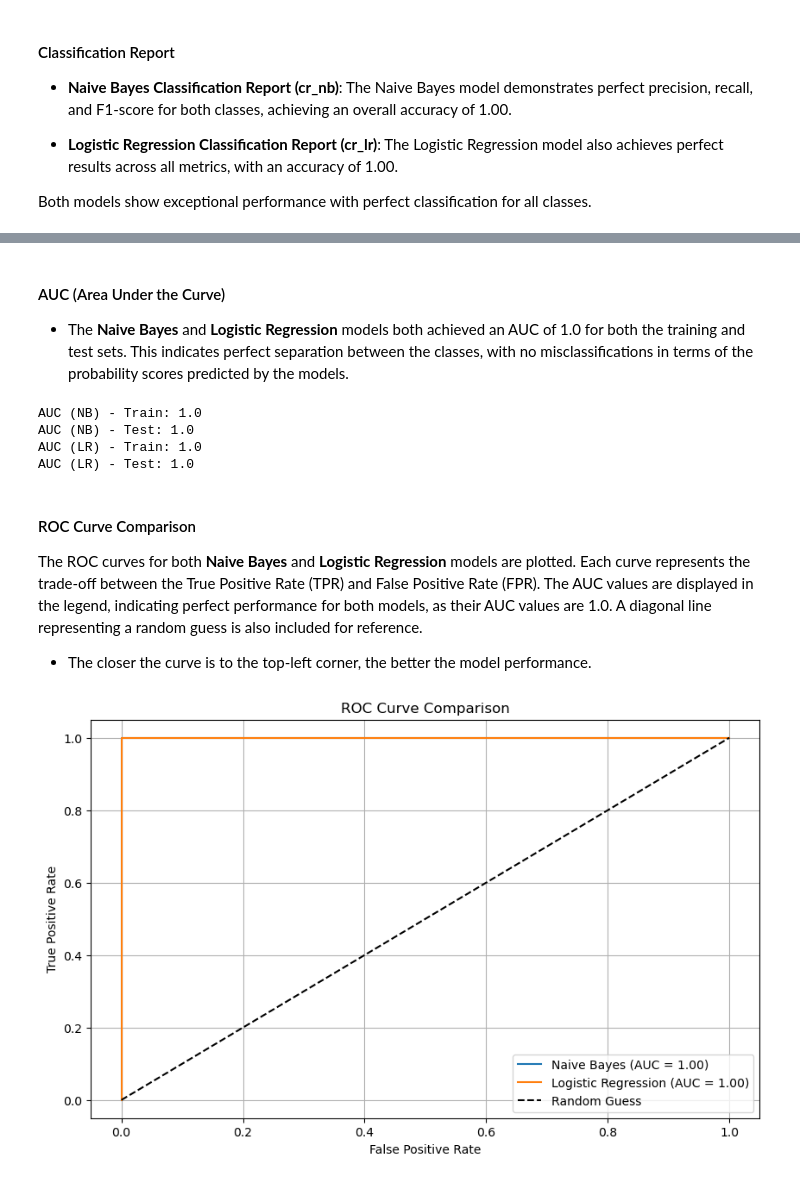
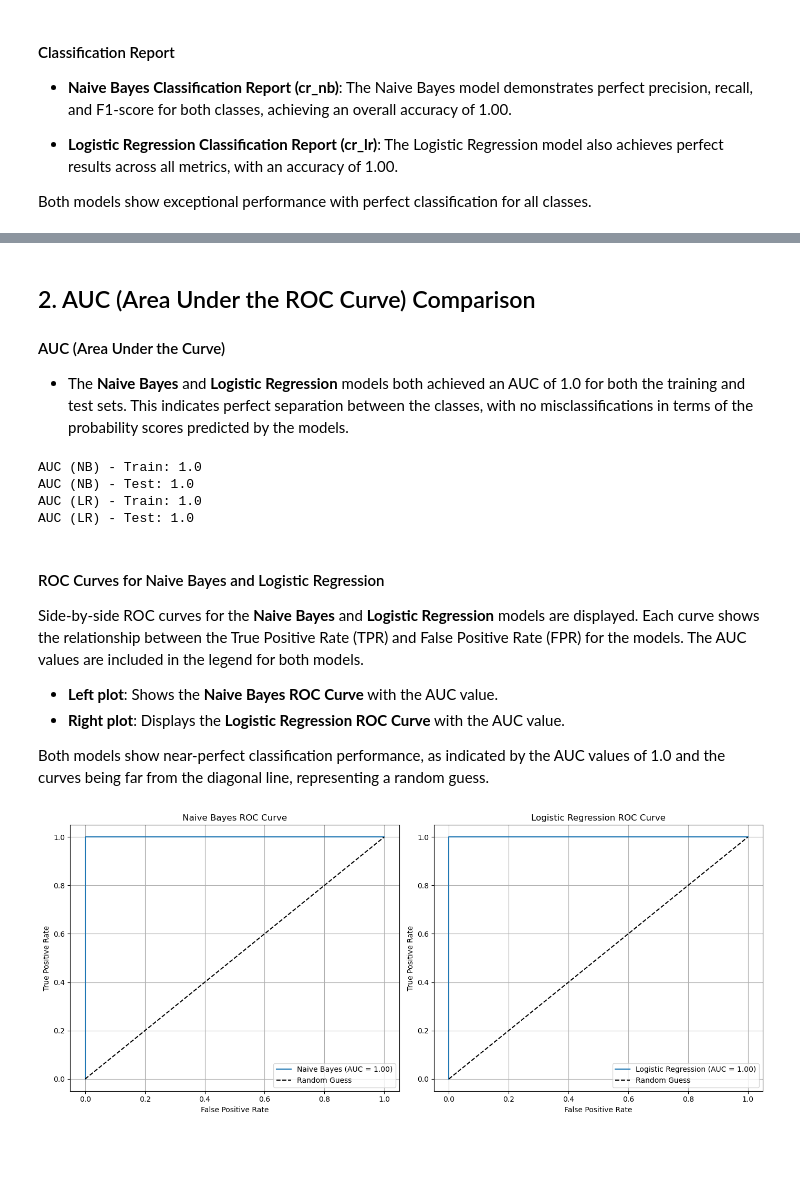
Before and after one commit to RahulChhatbar/Generative-vs-Discriminative-Models, a Jupyter notebook: src/penguin_analysis.ipynb, the cells around one changed output, grey strips where cells are left out. Drawn from its saved outputs; the diff is of its cells as text; code cells hidden in the pictures; blank space fills up the shorter version.

```diff
--- a/src/penguin_analysis.ipynb
+++ b/src/penguin_analysis.ipynb
@@ -171,4 +196,5 @@ weighted avg       1.00      1.00      1.00        53
 # %% [markdown]
+## 2. AUC (Area Under the ROC Curve) Comparison
 #### AUC (Area Under the Curve)
 
 - The **Naive Bayes** and **Logistic Regression** models both achieved an AUC of 1.0 for both the training and test sets. This indicates perfect separation between the classes, with no misclassifications in terms of the probability scores predicted by the models.
@@ -192,23 +218,36 @@ AUC (NB) - Test: 1.0
 AUC (LR) - Train: 1.0
 AUC (LR) - Test: 1.0
 # %% [markdown]
-#### ROC Curve Comparison
+#### ROC Curves for Naive Bayes and Logistic Regression
 
-The ROC curves for both **Naive Bayes** and **Logistic Regression** models are plotted. Each curve represents the trade-off between the True Positive Rate (TPR) and False Positive Rate (FPR). The AUC values are displayed in the legend, indicating perfect performance for both models, as their AUC values are 1.0. A diagonal line representing a random guess is also included for reference.
+Side-by-side ROC curves for the **Naive Bayes** and **Logistic Regression** models are displayed. Each curve shows the relationship between the True Positive Rate (TPR) and False Positive Rate (FPR) for the models. The AUC values are included in the legend for both models.
 
-- The closer the curve is to the top-left corner, the better the model performance.
+- **Left plot**: Shows the **Naive Bayes ROC Curve** with the AUC value.
+- **Right plot**: Displays the **Logistic Regression ROC Curve** with the AUC value.
+
+Both models show near-perfect classification performance, as indicated by the AUC values of 1.0 and the curves being far from the diagonal line, representing a random guess.
 # %%
-plt.figure(figsize=(10, 6))
+fig, ax = plt.subplots(1, 2, figsize=(14, 6))
+
 fpr_nb, tpr_nb, _ = roc_curve(y_test, y_prob_nb_test)
-plt.plot(fpr_nb, tpr_nb, label=f"Naive Bayes (AUC = {auc_nb_test:.2f})")
+ax[0].plot(fpr_nb, tpr_nb, label=f"Naive Bayes (AUC = {auc_nb_test:.2f})")
+ax[0].plot([0, 1], [0, 1], 'k--', label="Random Guess")
+ax[0].set_title("Naive Bayes ROC Curve")
+ax[0].set_xlabel("False Positive Rate")
+ax[0].set_ylabel("True Positive Rate")
+ax[0].legend()
+ax[0].grid()
+
 fpr_lr, tpr_lr, _ = roc_curve(y_test, y_prob_lr_test)
-plt.plot(fpr_lr, tpr_lr, label=f"Logistic Regression (AUC = {auc_lr_test:.2f})")
-plt.plot([0, 1], [0, 1], 'k--', label="Random Guess")
-plt.title("ROC Curve Comparison")
-plt.xlabel("False Positive Rate")
-plt.ylabel("True Positive Rate")
-plt.legend()
-plt.grid()
+ax[1].plot(fpr_lr, tpr_lr, label=f"Logistic Regression (AUC = {auc_lr_test:.2f})")
+ax[1].plot([0, 1], [0, 1], 'k--', label="Random Guess")
+ax[1].set_title("Logistic Regression ROC Curve")
+ax[1].set_xlabel("False Positive Rate")
+ax[1].set_ylabel("True Positive Rate")
+ax[1].legend()
+ax[1].grid()
+
+plt.tight_layout()
 plt.show()
 # %% [output]
-[figure, old version]
+[figure, new version]
```
Also changed, not shown: parts of 15 cells of this notebook, 2 other files.
